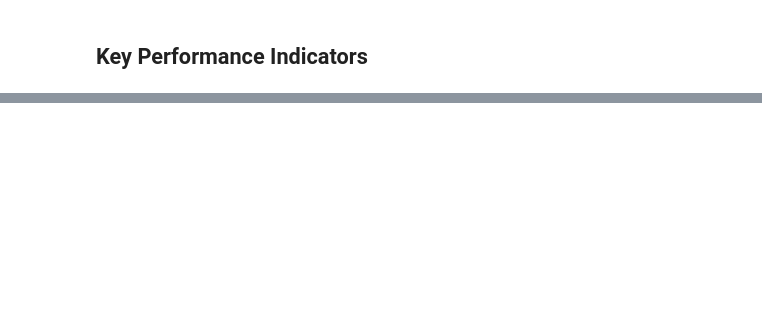
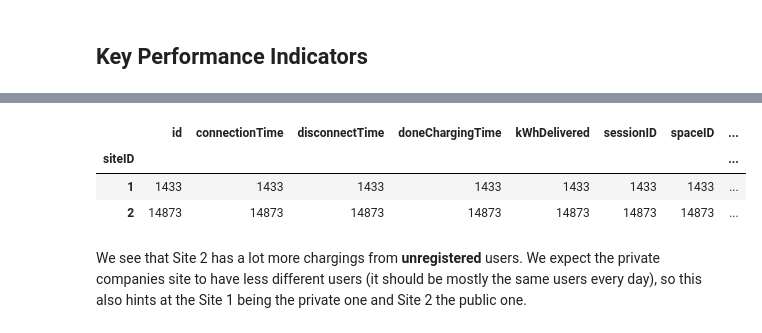
Before and after one commit to asimxa/Data-Diggers-Project-Repo, a Jupyter notebook: descriptive_analytics.ipynb, the cells around one changed output, grey strips where cells are left out. Cells and saved outputs as stored; diff of their text form; code cells hidden in the pictures; blank space fills up the shorter version.

```diff
--- a/descriptive_analytics.ipynb
+++ b/descriptive_analytics.ipynb
@@ -245,0 +345,10 @@ charging_sessions_df
+# %%
+df_unregistered = charging_sessions_df[pd.isna(charging_sessions_df['userID'])]
+df_unregistered.groupby('siteID').count()
+# %% [output]
+|  | id | connectionTime | disconnectTime | doneChargingTime | kWhDelivered | sessionID | spaceID | ... |
+| siteID |  |  |  |  |  |  |  | ... |
+| 1 | 1433 | 1433 | 1433 | 1433 | 1433 | 1433 | 1433 | ... |
+| 2 | 14873 | 14873 | 14873 | 14873 | 14873 | 14873 | 14873 | ... |
+# %% [markdown]
+We see that Site 2 has a lot more chargings from **unregistered** users. We expect the private companies site to have less different users (it should be mostly the same users every day), so this also hints at the Site 1 being the private one and Site 2 the public one.
```
Also changed, not shown: parts of 19 cells of this notebook.
